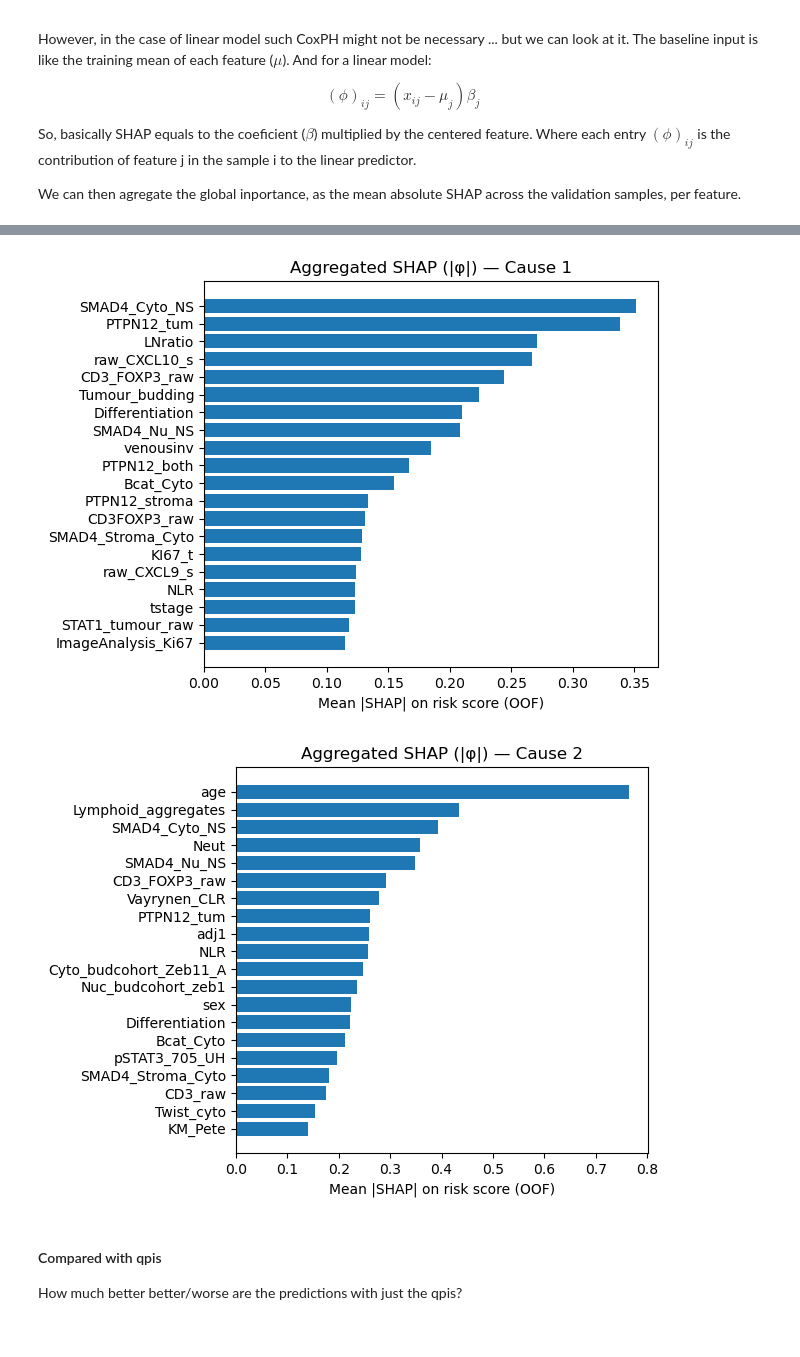
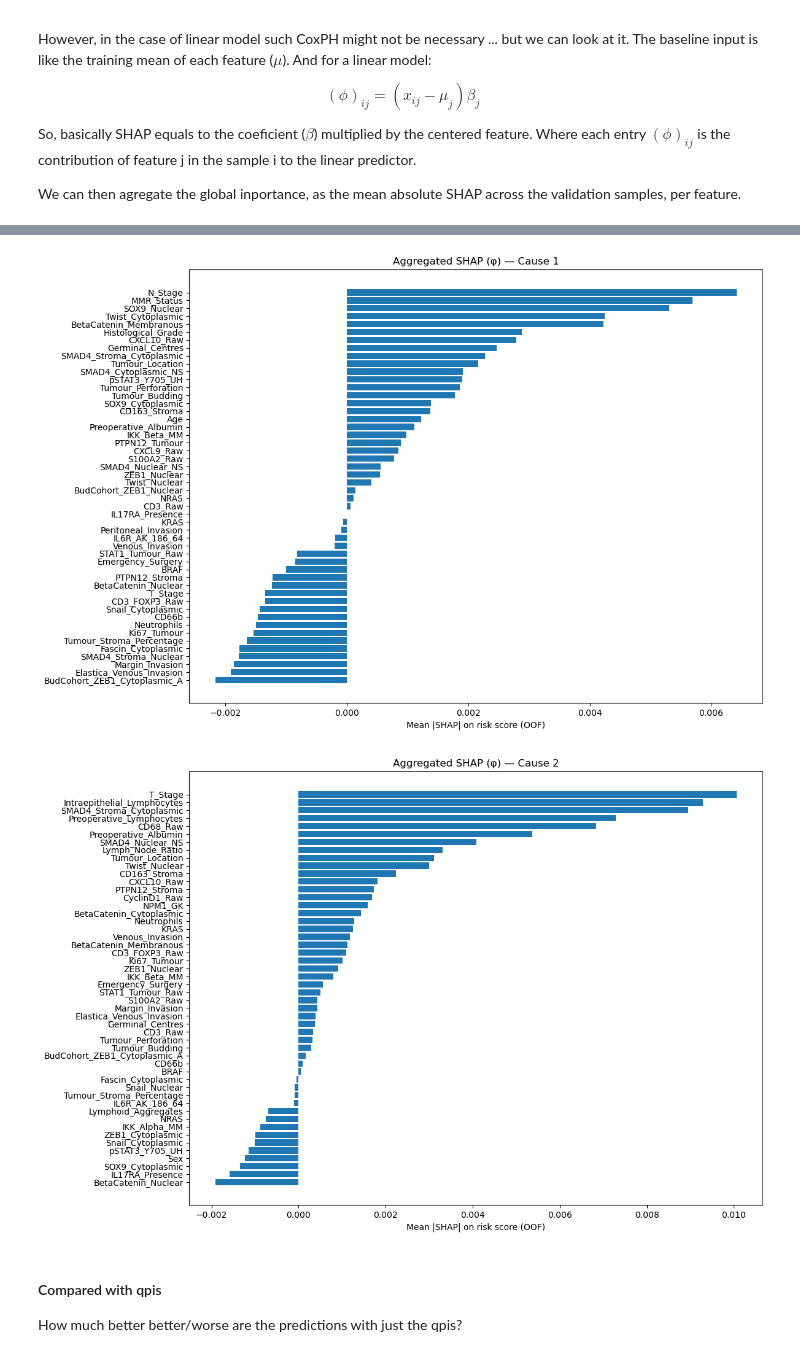
Before and after one commit to BBolosSierra/GRI_analysis, a Jupyter notebook: analysis-1.ipynb, the cells around one changed output, grey strips where cells are left out. Saved outputs shown, nothing was run; the diff lists cells and outputs as text; code cells hidden in the pictures.

```diff
--- a/analysis-1.ipynb
+++ b/analysis-1.ipynb
@@ -575,0 +662,13 @@ So far ew have done some technical checks. There is less survival analysis funct
+# %%
+ct = pre.named_steps["pre"]
+
+num_cols = ct.transformers_[0][2]
+bin_cols = ct.transformers_[1][2]
+cat_cols = ct.transformers_[2][2]
+enc = ct.named_transformers_["cat"].named_steps["ohe"]
+
+num_out = list(num_cols)
+bin_out = list(bin_cols)
+cat_out = enc.get_feature_names_out(cat_cols).tolist()
+
+feat_names = np.array(num_out + bin_out + cat_out)
@@ -589,8 +712,8 @@ So, basically SHAP equals to the coeficient ($\beta$) multiplied by the centered
 
 We can then agregate the global inportance, as the mean absolute SHAP across the validation samples, per feature.
 # %%
-
+# from sklearn
 def shap_linear_val(Xtr_z, Xva_z, beta, feat_names):
     mu  = Xtr_z.mean(axis=0)
     phi = (Xva_z - mu) * beta # (xij - muj) * betaj
-    return pd.Series(np.mean(np.abs(phi), axis=0), index=feat_names)
+    return pd.Series(np.mean(phi, axis=0), index=feat_names)
@@ -642,8 +769,9 @@ for fold, (train_idx, val_idx) in enumerate(splits, 1):
     Xva = pre.transform(X_val)
 
     # adding alpha as regularizer for ridge regression penalty
-    cox_1 = CoxPHSurvivalAnalysis(alpha=1.0).fit(Xtr, y_c1)
-    cox_2 = CoxPHSurvivalAnalysis(alpha=1.0).fit(Xtr, y_c2)
+    # the regularizer really changes the shap
+    cox_1 = CoxPHSurvivalAnalysis(alpha=0.5).fit(Xtr, y_c1)
+    cox_2 = CoxPHSurvivalAnalysis(alpha=0.5).fit(Xtr, y_c2)
 
     # getting columns names
     names = pre.named_steps["pre"].get_feature_names_out()
@@ -669,7 +797,7 @@ def aggregate_importance(imp_series_list, n_val_per_fold):
 
 def plot_importance(imp, title, k=20):
     top = imp.head(k).iloc[::-1]
-    plt.figure()
+    plt.figure(figsize=(12,8))
     plt.barh(top.index, top.values)
     plt.xlabel("Mean |SHAP| on risk score (OOF)")
     plt.title(title)
@@ -677,12 +805,12 @@ def plot_importance(imp, title, k=20):
 # %%
 agg_c1 = aggregate_importance(gimp_c1_folds, n_val_per_fold)
 agg_c2 = aggregate_importance(gimp_c2_folds, n_val_per_fold)
 
-plot_importance(agg_c1, "Aggregated SHAP (|φ|) — Cause 1", k=20)
-plot_importance(agg_c2, "Aggregated SHAP (|φ|) — Cause 2", k=20)
+plot_importance(agg_c1, "Aggregated SHAP (φ) — Cause 1", k=50)
+plot_importance(agg_c2, "Aggregated SHAP (φ) — Cause 2", k=50)
 # %% [output]
-[figure, old version]
+[figure, new version]
-[figure, old version]
+[figure, new version]
 # %%
 # might be useful for other models with no PH and non-linear
 from survshap import SurvivalModelExplainer, PredictSurvSHAP, ModelSurvSHAP
```
Also changed, not shown: parts of 39 cells of this notebook.
